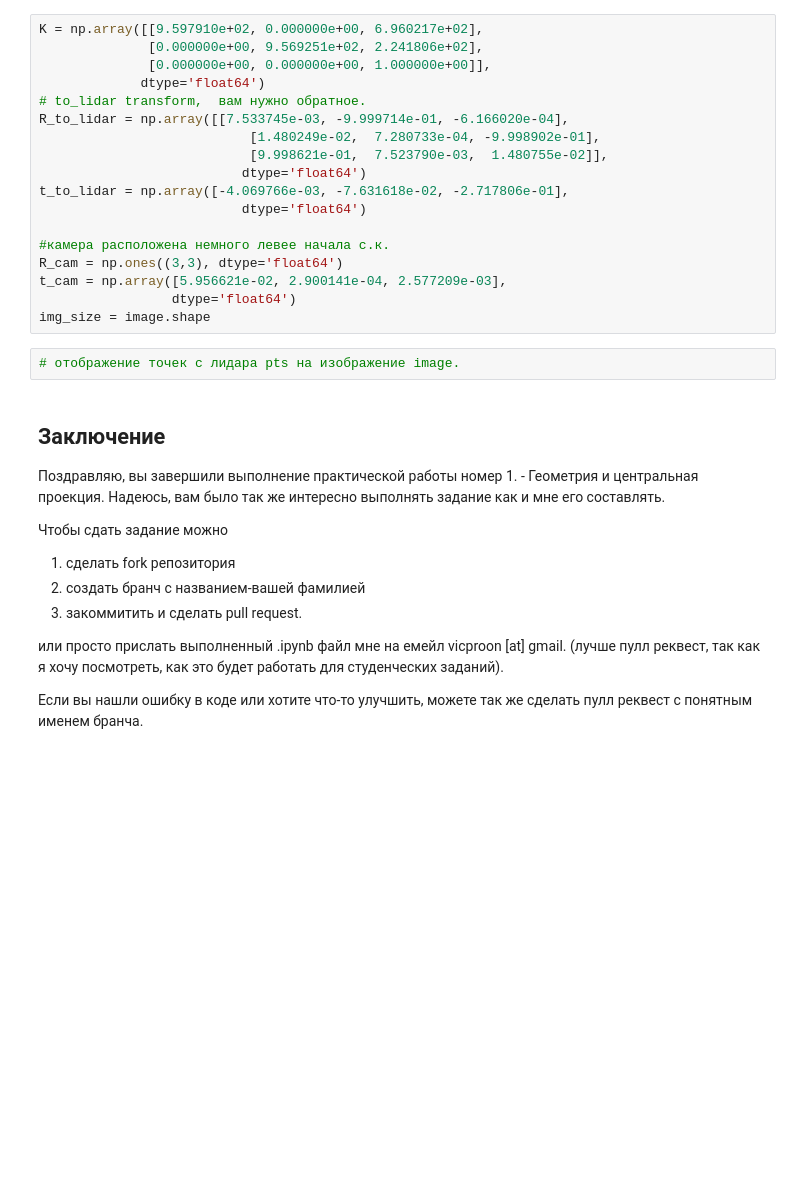
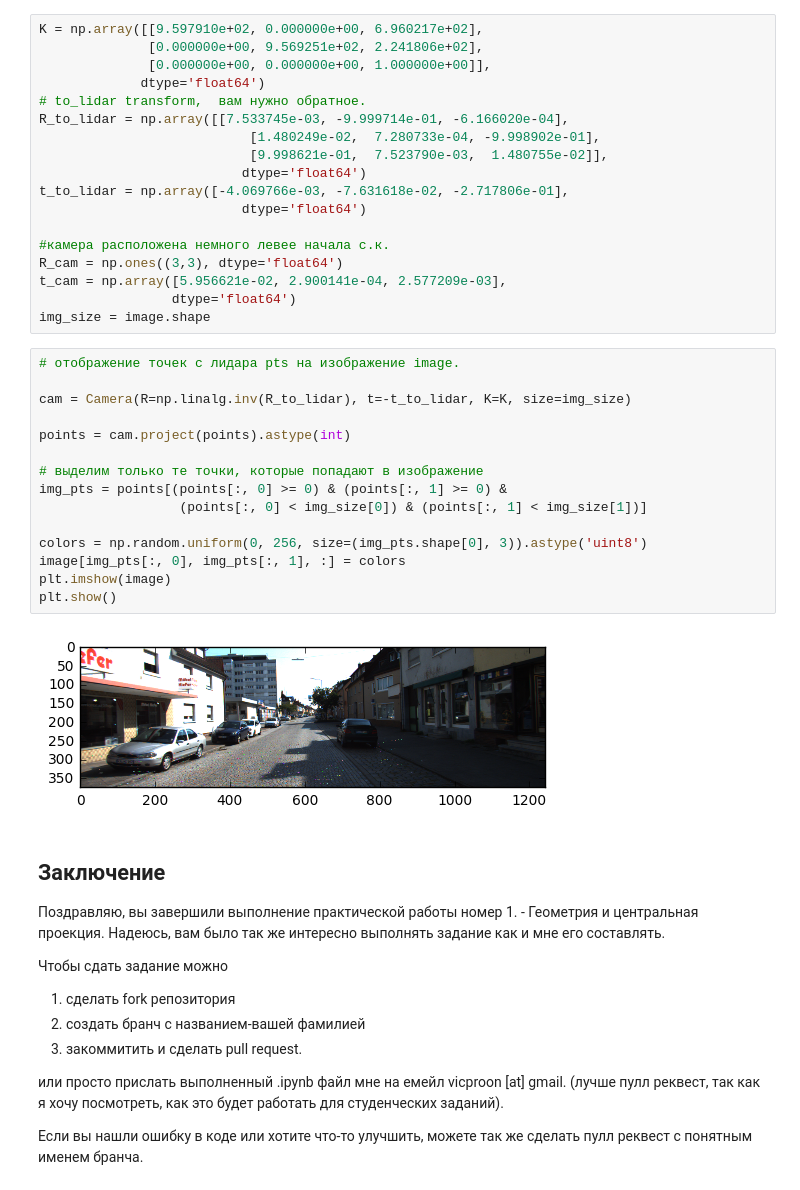
Before and after one commit to vicproon/camgeom, a Jupyter notebook: notebooks/geometry_and_monocular.ipynb, the cells around one changed output. Drawn from its saved outputs; the diff is of its cells as text; blank space fills up the shorter version.

```diff
--- a/notebooks/geometry_and_monocular.ipynb
+++ b/notebooks/geometry_and_monocular.ipynb
@@ -290,8 +399,23 @@ R_cam = np.ones((3,3), dtype='float64')
 t_cam = np.array([5.956621e-02, 2.900141e-04, 2.577209e-03],
                  dtype='float64')
 img_size = image.shape
-# %%
-# отображение точек с лидара pts на изображение image.
+# %%
+# отображение точек с лидара pts на изображение image.
+
+cam = Camera(R=np.linalg.inv(R_to_lidar), t=-t_to_lidar, K=K, size=img_size)
+
+points = cam.project(points).astype(int)
+
+# выделим только те точки, которые попадают в изображение
+img_pts = points[(points[:, 0] >= 0) & (points[:, 1] >= 0) &
+                  (points[:, 0] < img_size[0]) & (points[:, 1] < img_size[1])]
+
+colors = np.random.uniform(0, 256, size=(img_pts.shape[0], 3)).astype('uint8')
+image[img_pts[:, 0], img_pts[:, 1], :] = colors
+plt.imshow(image)
+plt.show()
+# %% [output]
+[figure, added]
 # %% [markdown]
 ## Заключение
 Поздравляю, вы завершили выполнение практической работы номер 1. - Геометрия и центральная проекция.
```
Also changed, not shown: parts of 21 cells of this notebook.
